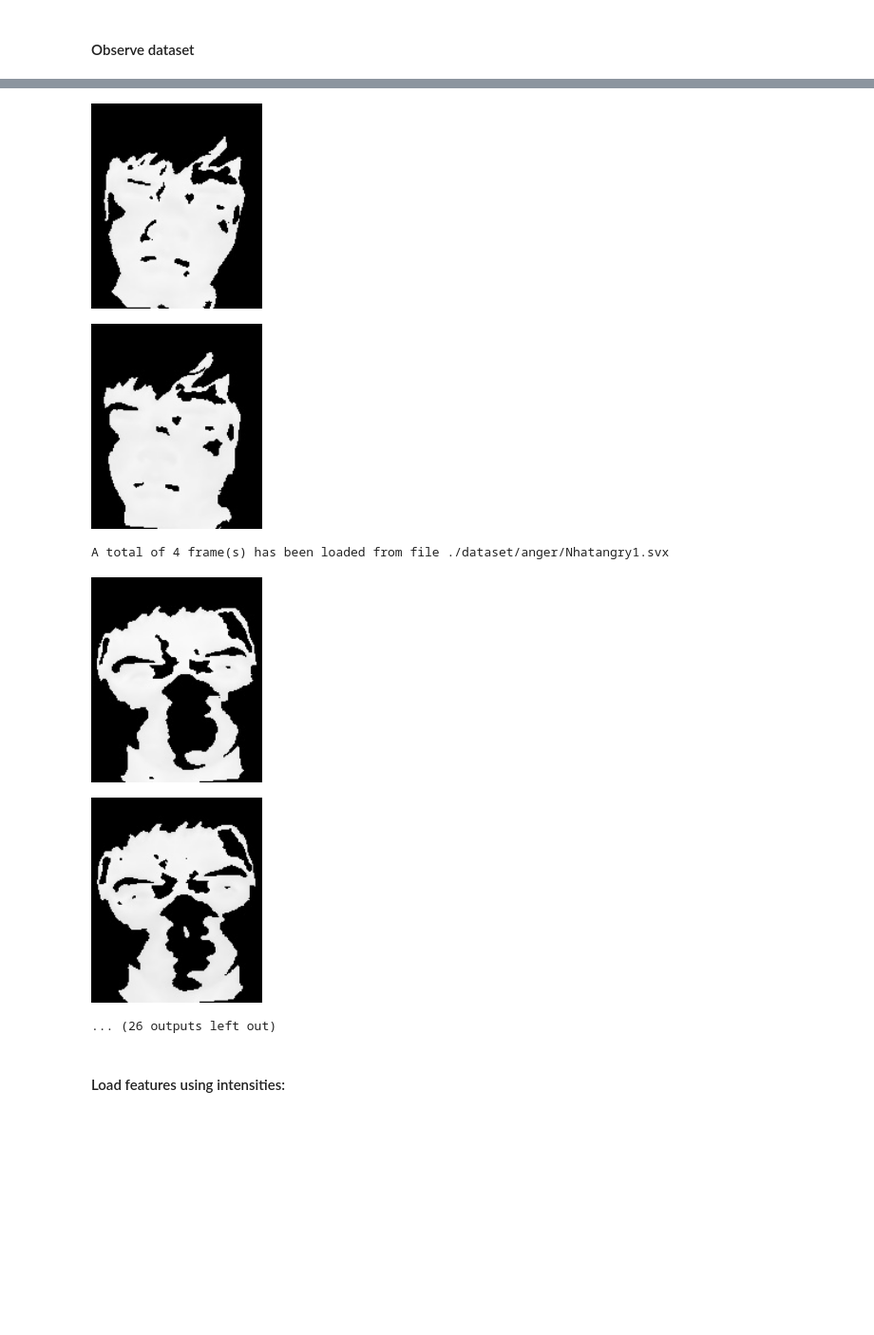
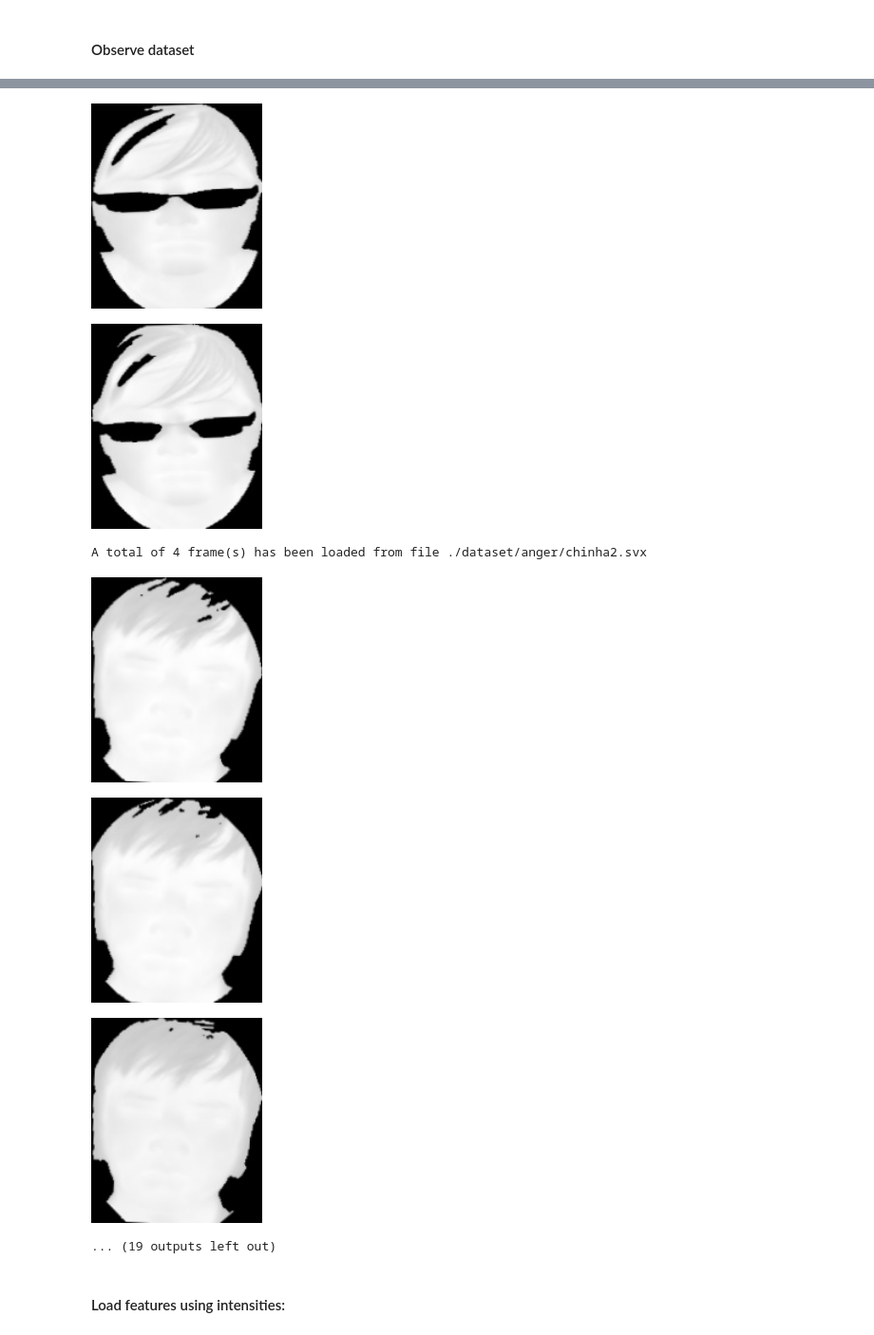
Before and after one commit to nguyenvlm/2019_NCKHSV_Emotions-Estimation_w_Faces-Thermal-Images, a Jupyter notebook: HERuTI.ipynb, the cells around one changed output, grey strips where cells are left out. Shown at 95% size. Cells and saved outputs as stored; diff of their text form; code cells hidden in the pictures; blank space fills up the shorter version.

```diff
--- a/HERuTI.ipynb
+++ b/HERuTI.ipynb
@@ -181,6 +194,13 @@ def getTROIs(face, lowerpart, upperpart):
 # %%
 def readIntensitiesFromSVX(file, frame_start = 0, frame_limit = 6990, frame_step=1):
     # Default frame_limit is based on the requirement of at least 1GB of free RAM (6990*153600B ~~ 1GB)
+
+    # Calculate frame step:
+    if frame_step < 1:
+        from os.path import getsize
+        frame_count = (getsize(file) - (128+8+1104)) // (153600+2592)
+        frame_step = int(frame_count*frame_step)
+
     # Open file to read:
     f = open(file,'rb')
 
@@ -233,13 +253,14 @@ def readIntensitiesFromSVX(file, frame_start = 0, frame_limit = 6990, frame_step
 # %%
 def readTROIsFromSVX(file, frame_start = 0, frame_limit = 6990, frame_step=1):
     # Default frame_limit is based on the requirement of at least 1GB of free RAM (6990*153600B ~~ 1GB)
-    # Open file to read:
+
+    # Calculate frame step:
     if frame_step < 1:
         from os.path import getsize
         frame_count = (getsize(file) - (128+8+1104)) // (153600+2592)
         frame_step = int(frame_count*frame_step)
 
-
+    # Open file to read:
     f = open(file,'rb')
 
     # Skip 128 bytes from the file's beginning:
@@ -273,12 +294,12 @@ def readTROIsFromSVX(file, frame_start = 0, frame_limit = 6990, frame_step=1):
 
         # Convert read img to temperature, then reshape it from 1D to 2D, then convert it to grayscale and get Face Thermal Matrix:
         face = getFace((img * CB + CA).reshape(240,320))
-
+#         frameShow(face)
         # Get TROIs:
-        TROIs = getTROIs(face, 0.45, 0.1).reshape(150*180).tolist()
-
+        TROIs = getTROIs(face, 0.5, 0.05).reshape(150*180)
+#         frameShow(TROIs.reshape(180, 150))
         # Add loaded TROIs to the result array:
-        result.append(TROIs)
+        result.append(TROIs.tolist())
 
 
         # Move to the beginning of next frame to continue reading:
@@ -297,24 +318,31 @@ for e in eDir:
     eIntensities = []
     for file in getSVXFiles(dbDir+eDir[e]):
         # Get intensities:
-        eIntensities.extend(readIntensitiesFromSVX(file, frame_step = 100))
+        eIntensities.extend(readIntensitiesFromSVX(file, frame_step = 0.3))
 
         # Get TROIs:
         TROIs = readTROIsFromSVX(file, frame_step = 0.3)
-        for img in TROIs:
-            frameShow(np.array(img).reshape(180,150))
+#         for img in TROIs:
+#             frameShow(np.array(img).reshape(180,150))
         print('A total of',len(TROIs), 'frame(s) has been loaded from file', file)
 
     inputdata[e] = np.average(eIntensities, axis = 0)
     print('Finished loading',e.upper())
-    plt.subplot(2, 3, plotIndex)
-    plt.plot(np.arange(0, 256), inputdata[e], alpha = 1)
-    plt.axis([180, 255, 0, 0.07])
-    plt.xlabel('Grayscale')
-    plt.ylabel('Intensity')
-    plt.title(e.upper())
-    plotIndex += 1
-
+#     plt.figure(figsize=(2.5,1.5))
+# #     plt.subplot(3, 2, plotIndex)
+#     plt.plot(np.arange(0, 256), inputdata[e], alpha = 1)
+#     plt.axis([180, 255, 0, 0.07])
+#     plt.xlabel('Grayscale')
+#     plt.ylabel('Intensity')
+#     plt.title(e.upper())
+#     plotIndex += 1
+plt.figure(figsize=(3,2))
+plt.plot(np.arange(0, 256), np.average([inputdata[i] for i in inputdata], axis = 0), alpha = 1)
+plt.axis([180, 255, 0, 0.07])
+plt.xlabel('Grayscale')
+plt.ylabel('Intensity')
+# plt.title('PIXEL INTENSITY HISTOGRAM')
+plotIndex += 1
 # plt.tight_layout()
 plt.show()
 # %% [output]
@@ -328,9 +355,10 @@ A total of 4 frame(s) has been loaded from file ./dataset/anger/chinha2.svx
-[figure, old version]
+[figure, new version]
-[figure, old version]
+[figure, new version]
-A total of 4 frame(s) has been loaded from file ./dataset/anger/Nhatangry1.svx
+A total of 4 frame(s) has been loaded from file ./dataset/anger/chinha2.svx
-[figure, old version]
+[figure, new version]
-[figure, old version]
+[figure, new version]
-... (26 outputs left out)
+[figure, added]
+... (19 outputs left out)
 # %% [markdown]
 #### Load features using intensities:
 # %%
```
Also changed, not shown: parts of 23 cells of this notebook.
